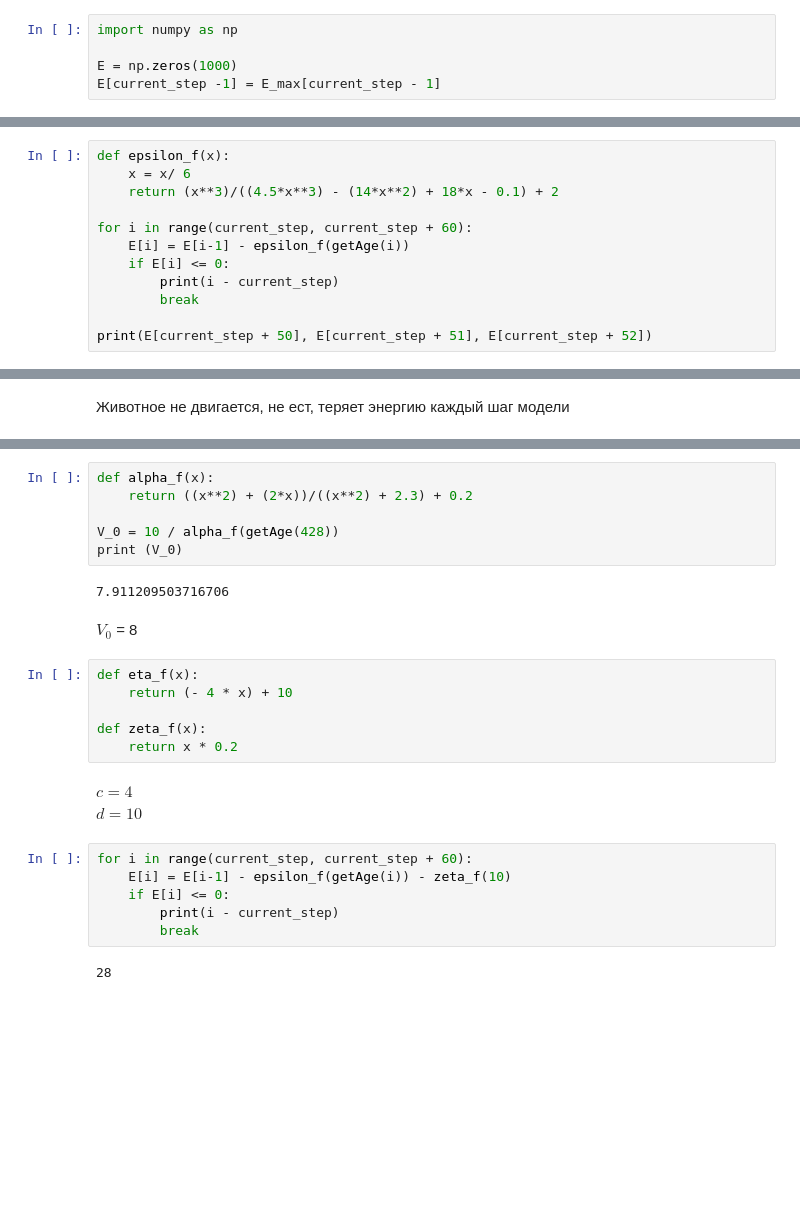
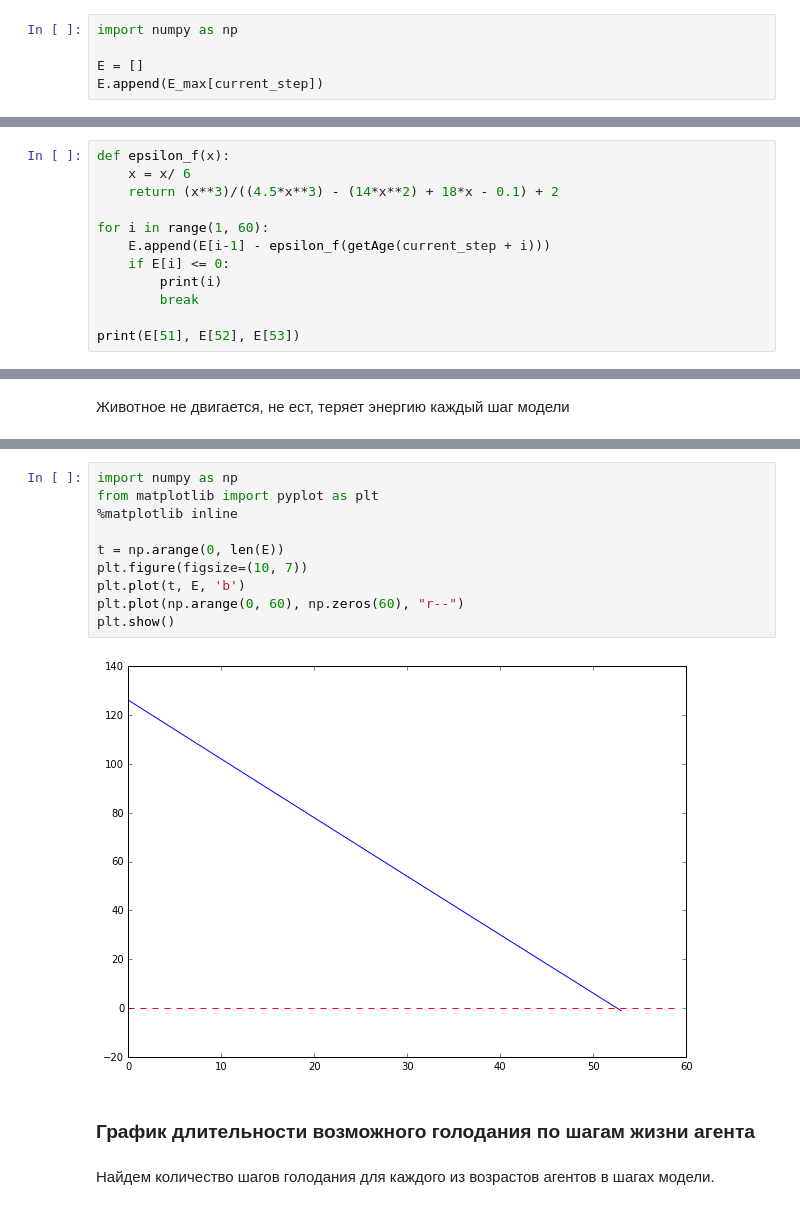
Before and after one commit to Zhuikov/predator-prey, a Jupyter notebook: notebooks/DynamicLifeModel.ipynb, the cells around one changed output, grey strips where cells are left out. Saved outputs shown, nothing was run; the diff lists cells and outputs as text; blank space fills up the shorter version.

```diff
--- a/notebooks/DynamicLifeModel.ipynb
+++ b/notebooks/DynamicLifeModel.ipynb
@@ -58,8 +109,8 @@ plt.show()
 # %%
 import numpy as np
 
-E = np.zeros(1000)
-E[current_step -1] = E_max[current_step - 1]
+E = []
+E.append(E_max[current_step])
 # %% [markdown]
 Запускаем случай голодания, когда животное не тратит время на передвижение, и не получает пищи
 # %%
@@ -67,11 +118,11 @@ def epsilon_f(x):
     x = x/ 6
     return (x**3)/((4.5*x**3) - (14*x**2) + 18*x - 0.1) + 2
 
-for i in range(current_step, current_step + 60):
-    E[i] = E[i-1] - epsilon_f(getAge(i))
+for i in range(1, 60):
+    E.append(E[i-1] - epsilon_f(getAge(current_step + i)))
     if E[i] <= 0:
-        print(i - current_step)
+        print(i)
         break
 
-print(E[current_step + 50], E[current_step + 51], E[current_step + 52])
+print(E[51], E[52], E[53])
 # %% [output]
@@ -266,27 +137,16 @@ print(E_nepoevshi[step_chernyaya_polosa] - epsilon_f(getAge(step_chernyaya_polos
-# %%
-def alpha_f(x):
-    return ((x**2) + (2*x))/((x**2) + 2.3) + 0.2
-
-V_0 = 10 / alpha_f(getAge(428))
-print (V_0)
-# %% [output]
-7.911209503716706
-# %% [markdown]
-$V_0$ = 8
-# %%
-def eta_f(x):
-    return (- 4 * x) + 10
-
-def zeta_f(x):
-    return x * 0.2
-# %% [markdown]
-$c = 4$
-$d = 10$
-# %%
-for i in range(current_step, current_step + 60):
-    E[i] = E[i-1] - epsilon_f(getAge(i)) - zeta_f(10)
-    if E[i] <= 0:
-        print(i - current_step)
-        break
-# %% [output]
-28
+# %%
+import numpy as np
+from matplotlib import pyplot as plt
+%matplotlib inline
+
+t = np.arange(0, len(E))
+plt.figure(figsize=(10, 7))
+plt.plot(t, E, 'b')
+plt.plot(np.arange(0, 60), np.zeros(60), "r--")
+plt.show()
+# %% [output]
+[figure, added]
+# %% [markdown]
+### График длительности возможного голодания по шагам жизни агента
+# %% [markdown]
+Найдем количество шагов голодания для каждого из возрастов агентов в шагах модели.
```
Also changed, not shown: parts of 95 cells of this notebook, 1 other file.
